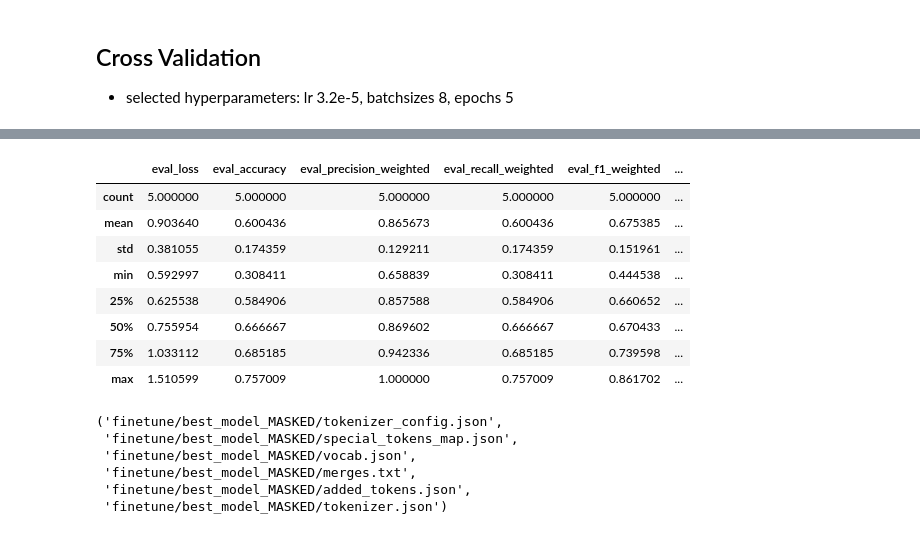
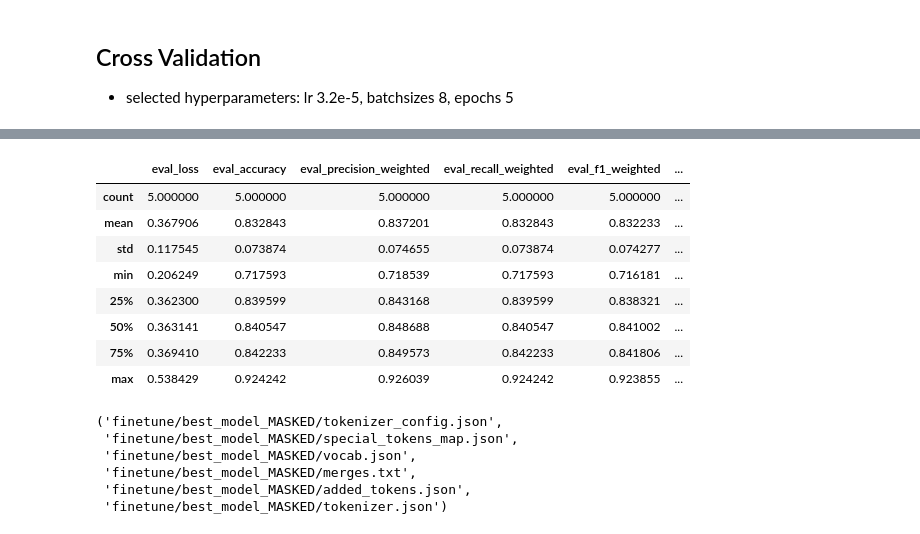
Before and after one commit to Mayaryin/GenderInfluenceInCodeGeneration, a Jupyter notebook: notebooks/prompt_analysis/08_Roberta_Per_Prompt_MASKED.ipynb, the cells around one changed output, grey strips where cells are left out. Saved outputs shown, nothing was run; the diff lists cells and outputs as text; code cells hidden in the pictures.

```diff
--- a/notebooks/prompt_analysis/08_Roberta_Per_Prompt_MASKED.ipynb
+++ b/notebooks/prompt_analysis/08_Roberta_Per_Prompt_MASKED.ipynb
@@ -331,15 +446,19 @@ with open("stats_roberta_MASKED.tex", "w") as f:
-# %%
-stats
-# %% [output]
-|  | eval_loss | eval_accuracy | eval_precision_weighted | eval_recall_weighted | eval_f1_weighted | ... |
-| count | 5.000000 | 5.000000 | 5.000000 | 5.000000 | 5.000000 | ... |
-| mean | 0.903640 | 0.600436 | 0.865673 | 0.600436 | 0.675385 | ... |
-| std | 0.381055 | 0.174359 | 0.129211 | 0.174359 | 0.151961 | ... |
-| min | 0.592997 | 0.308411 | 0.658839 | 0.308411 | 0.444538 | ... |
-| 25% | 0.625538 | 0.584906 | 0.857588 | 0.584906 | 0.660652 | ... |
-| 50% | 0.755954 | 0.666667 | 0.869602 | 0.666667 | 0.670433 | ... |
-| 75% | 1.033112 | 0.685185 | 0.942336 | 0.685185 | 0.739598 | ... |
-| max | 1.510599 | 0.757009 | 1.000000 | 0.757009 | 0.861702 | ... |
+# %%
+train_results = pd.DataFrame(all_train_results)
+stats_train = train_results.describe()
+with open("stats_train_roberta_MASKED.tex", "w") as f:
+    stats_train.to_latex(f)
+stats_train
+# %% [output]
+|  | eval_loss | eval_accuracy | eval_precision_weighted | eval_recall_weighted | eval_f1_weighted | ... |
+| count | 5.000000 | 5.000000 | 5.000000 | 5.000000 | 5.000000 | ... |
+| mean | 0.367906 | 0.832843 | 0.837201 | 0.832843 | 0.832233 | ... |
+| std | 0.117545 | 0.073874 | 0.074655 | 0.073874 | 0.074277 | ... |
+| min | 0.206249 | 0.717593 | 0.718539 | 0.717593 | 0.716181 | ... |
+| 25% | 0.362300 | 0.839599 | 0.843168 | 0.839599 | 0.838321 | ... |
+| 50% | 0.363141 | 0.840547 | 0.848688 | 0.840547 | 0.841002 | ... |
+| 75% | 0.369410 | 0.842233 | 0.849573 | 0.842233 | 0.841806 | ... |
+| max | 0.538429 | 0.924242 | 0.926039 | 0.924242 | 0.923855 | ... |
 # %%
 trainer.save_model("finetune/best_model_MASKED")
 tokenizer.save_pretrained("finetune/best_model_MASKED")
```
Also changed, not shown: parts of 9 cells of this notebook.
